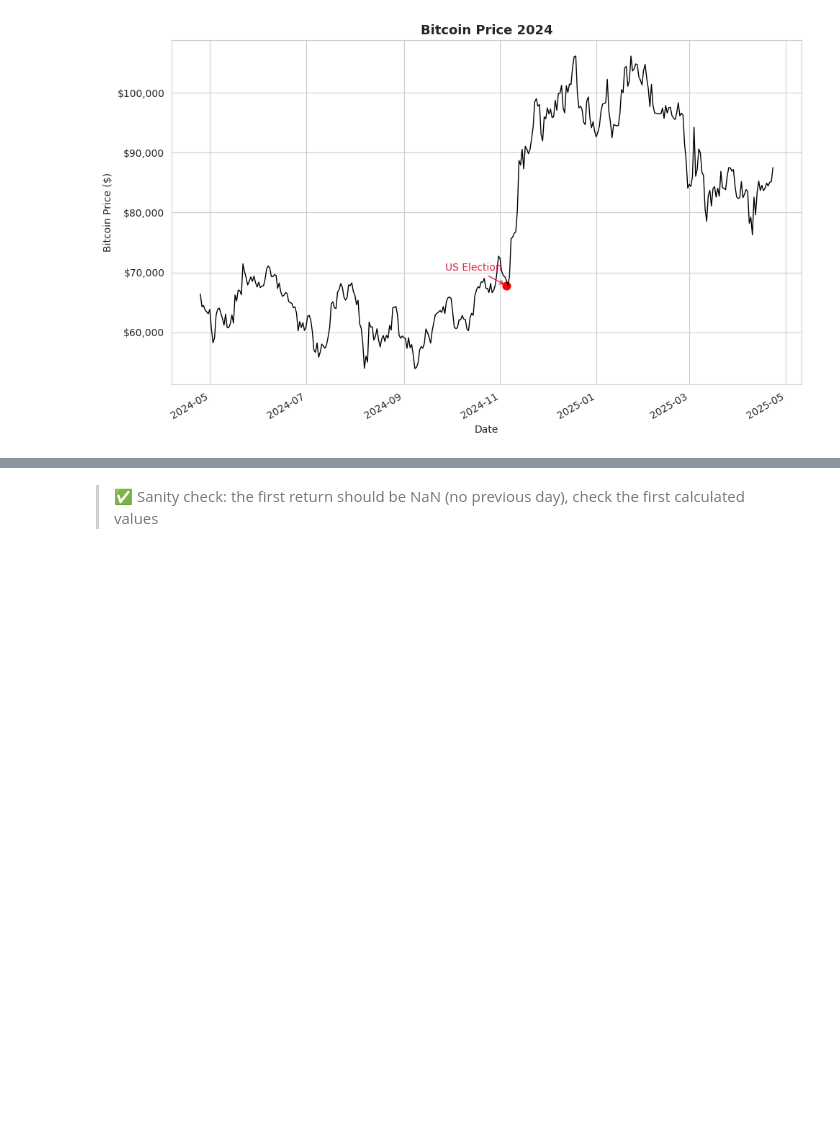
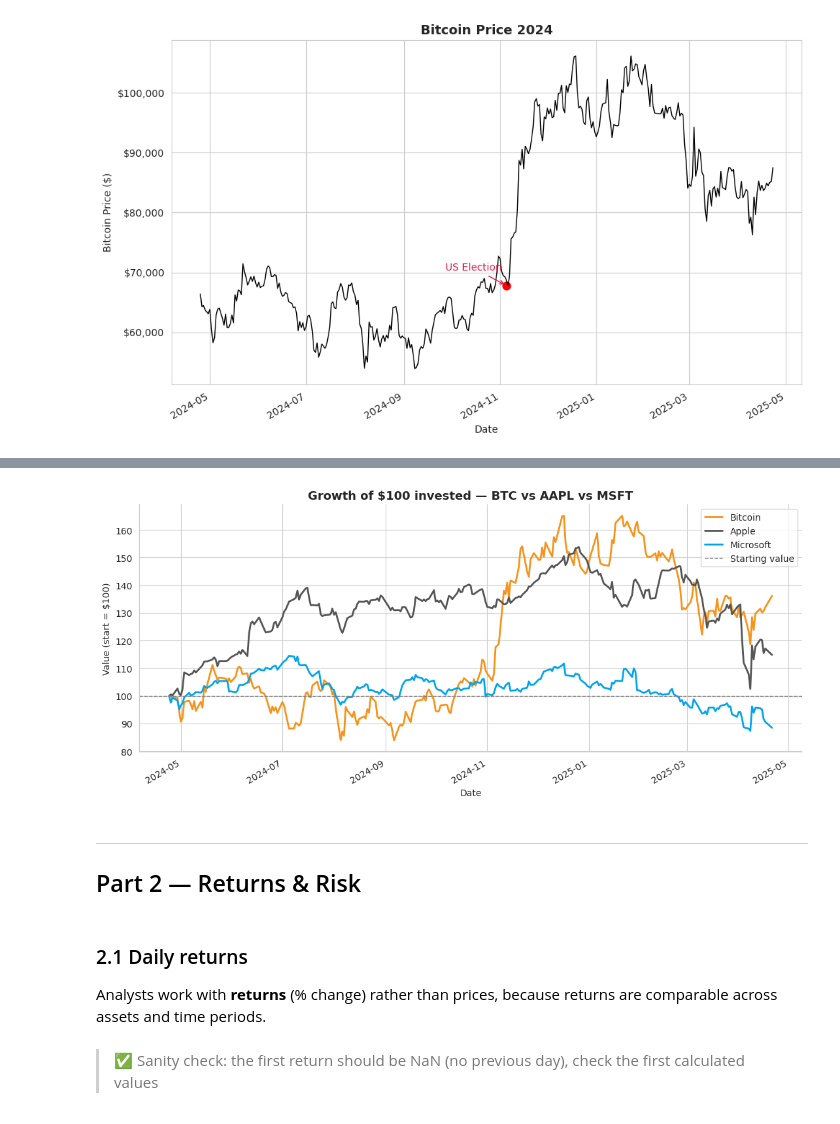
Before and after one commit to tamaravdd/iese-dsmba, a Jupyter notebook: notebooks/06_Merging_Timeseries.ipynb, the cells around one changed output, grey strips where cells are left out. Saved outputs shown, nothing was run; the diff lists cells and outputs as text; code cells hidden in the pictures; blank space fills up the shorter version.

```diff
--- a/notebooks/06_Merging_Timeseries.ipynb
+++ b/notebooks/06_Merging_Timeseries.ipynb
@@ -354,0 +380,9 @@ Analysts work with **returns** (% change) rather than prices, because returns ar
+# %%
+# double check the index is indeed date-time format
+df_aapl.info()
+df_msft.info()
+
+# remove the timezone from BTC because not present in the others
+btc_close  = df[['Close']].rename(columns={'Close': 'BTC'})
+btc_close.index = btc_close.index.tz_localize(None)  # strip UTC from BTC
+btc_close.index = btc_close.index.normalize()  # rounds down to midnight
@@ -354,0 +416,10 @@ Analysts work with **returns** (% change) rather than prices, because returns ar
+# %%
+# Step 1: extract Close price from each DataFrame and give it a clear name
+aapl_close = df_aapl[['Close']].rename(columns={'Close': 'AAPL'})
+msft_close = df_msft[['Close']].rename(columns={'Close': 'MSFT'})
+
+# Step 2: join on the DatetimeIndex (let's only keep the dates that are available to all)
+combined = btc_close.join(aapl_close, how='inner').join(msft_close, how='inner')
+
+print('Combined shape:', combined.shape)
+combined.head(3)
@@ -355,3 +437,30 @@ Analysts work with **returns** (% change) rather than prices, because returns ar
+# %%
+# Normalize: divide every column by its first value, multiply by 100
+normalized = combined / combined.iloc[0] * 100
+
+fig, ax = plt.subplots(figsize=(11, 5))
+normalized['BTC'].plot( ax=ax, color='#F7931A', linewidth=2, label='Bitcoin')
+normalized['AAPL'].plot(ax=ax, color='#555555', linewidth=2, label='Apple')
+normalized['MSFT'].plot(ax=ax, color='#00A4EF', linewidth=2, label='Microsoft')
+
+ax.axhline(100, color='gray', linestyle='--', linewidth=1, label='Starting value')
+ax.set_title('Growth of $100 invested — BTC vs AAPL vs MSFT', fontsize=13, fontweight='bold')
+ax.set_ylabel('Value (start = $100)')
+ax.legend()
+sns.despine()
+plt.tight_layout()
+plt.show()
+# %% [output]
+[figure, added]
+# %% [markdown]
+---
+## Part 2 — Returns & Risk
+# %% [markdown]
+
+
+### 2.1 Daily returns
+
+Analysts work with **returns** (% change) rather than prices, because returns are comparable across assets and time periods.
 # %%
 # Daily return = today's close / yesterday's close - 1
 # pct_change() does this automatically — but data must be sorted first!
```
Also changed, not shown: parts of 52 cells of this notebook.
